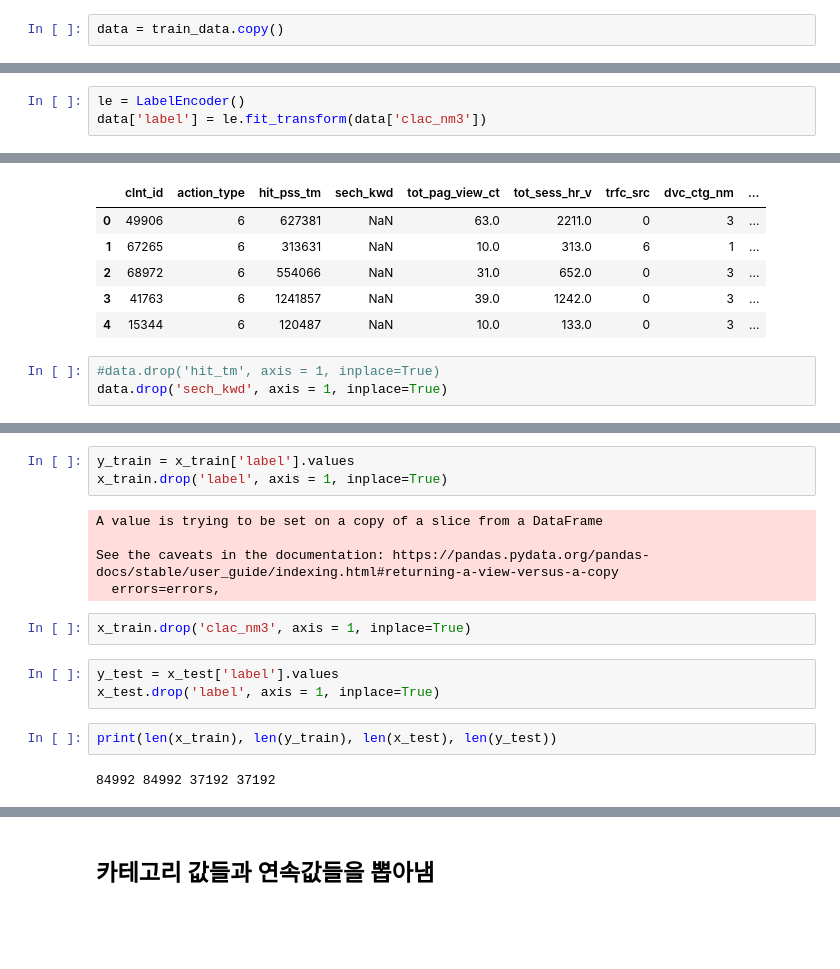
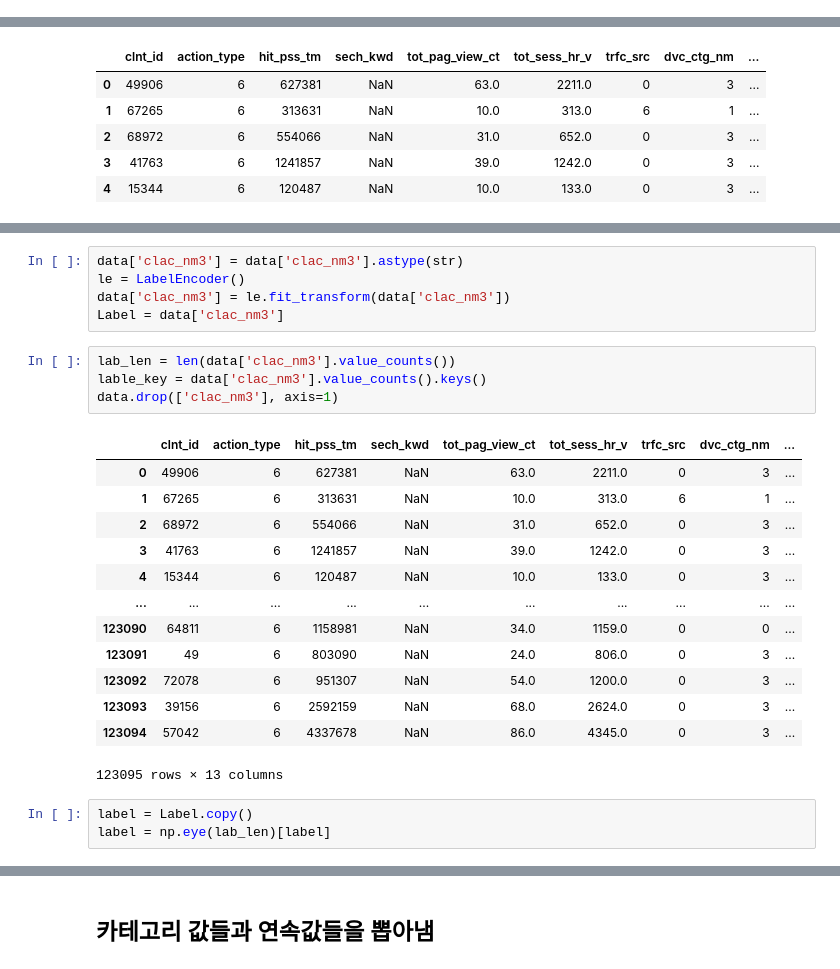
Before and after one commit to PEBpung/Lpoint-Hackathon, a Jupyter notebook: src/Wide&Deep(평가지표).ipynb, the cells around one changed output, grey strips where cells are left out. Cells and saved outputs as stored; diff of their text form; blank space fills up the shorter version.

```diff
--- a/src/Wide&Deep(평가지표).ipynb
+++ b/src/Wide&Deep(평가지표).ipynb
@@ -59,2 +44,0 @@ train_data.shape
-# %%
-data = train_data.copy()
@@ -63,3 +44,0 @@ data['clac_nm3'] = data['clac_nm3'].astype(str)
-# %%
-le = LabelEncoder()
-data['label'] = le.fit_transform(data['clac_nm3'])
@@ -85,6 +55,3 @@ data.head()
 | 2 | 68972 | 6 | 554066 | NaN | 31.0 | 652.0 | 0 | 3 | ... |
 | 3 | 41763 | 6 | 1241857 | NaN | 39.0 | 1242.0 | 0 | 3 | ... |
 | 4 | 15344 | 6 | 120487 | NaN | 10.0 | 133.0 | 0 | 3 | ... |
-# %%
-#data.drop('hit_tm', axis = 1, inplace=True)
-data.drop('sech_kwd', axis = 1, inplace=True)
@@ -123,17 +60,26 @@ x_test.head()
-# %%
-y_train = x_train['label'].values
-x_train.drop('label', axis = 1, inplace=True)
-# %% [output]
-A value is trying to be set on a copy of a slice from a DataFrame
-
-See the caveats in the documentation: https://pandas.pydata.org/pandas-docs/stable/user_guide/indexing.html#returning-a-view-versus-a-copy
-  errors=errors,
-# %%
-x_train.drop('clac_nm3', axis = 1, inplace=True)
-# %%
-y_test = x_test['label'].values
-x_test.drop('label', axis = 1, inplace=True)
-# %%
-print(len(x_train), len(y_train), len(x_test), len(y_test))
-# %% [output]
-84992 84992 37192 37192
+# %%
+data['clac_nm3'] = data['clac_nm3'].astype(str)
+le = LabelEncoder()
+data['clac_nm3'] = le.fit_transform(data['clac_nm3'])
+Label = data['clac_nm3']
+# %%
+lab_len = len(data['clac_nm3'].value_counts())
+lable_key = data['clac_nm3'].value_counts().keys()
+data.drop(['clac_nm3'], axis=1)
+# %% [output]
+|  | clnt_id | action_type | hit_pss_tm | sech_kwd | tot_pag_view_ct | tot_sess_hr_v | trfc_src | dvc_ctg_nm | ... |
+| 0 | 49906 | 6 | 627381 | NaN | 63.0 | 2211.0 | 0 | 3 | ... |
+| 1 | 67265 | 6 | 313631 | NaN | 10.0 | 313.0 | 6 | 1 | ... |
+| 2 | 68972 | 6 | 554066 | NaN | 31.0 | 652.0 | 0 | 3 | ... |
+| 3 | 41763 | 6 | 1241857 | NaN | 39.0 | 1242.0 | 0 | 3 | ... |
+| 4 | 15344 | 6 | 120487 | NaN | 10.0 | 133.0 | 0 | 3 | ... |
+| ... | ... | ... | ... | ... | ... | ... | ... | ... | ... |
+| 123090 | 64811 | 6 | 1158981 | NaN | 34.0 | 1159.0 | 0 | 0 | ... |
+| 123091 | 49 | 6 | 803090 | NaN | 24.0 | 806.0 | 0 | 3 | ... |
+| 123092 | 72078 | 6 | 951307 | NaN | 54.0 | 1200.0 | 0 | 3 | ... |
+| 123093 | 39156 | 6 | 2592159 | NaN | 68.0 | 2624.0 | 0 | 3 | ... |
+| 123094 | 57042 | 6 | 4337678 | NaN | 86.0 | 4345.0 | 0 | 3 | ... |
+123095 rows × 13 columns
+# %%
+label = Label.copy()
+label = np.eye(lab_len)[label]
```
Also changed, not shown: parts of 98 cells of this notebook.
